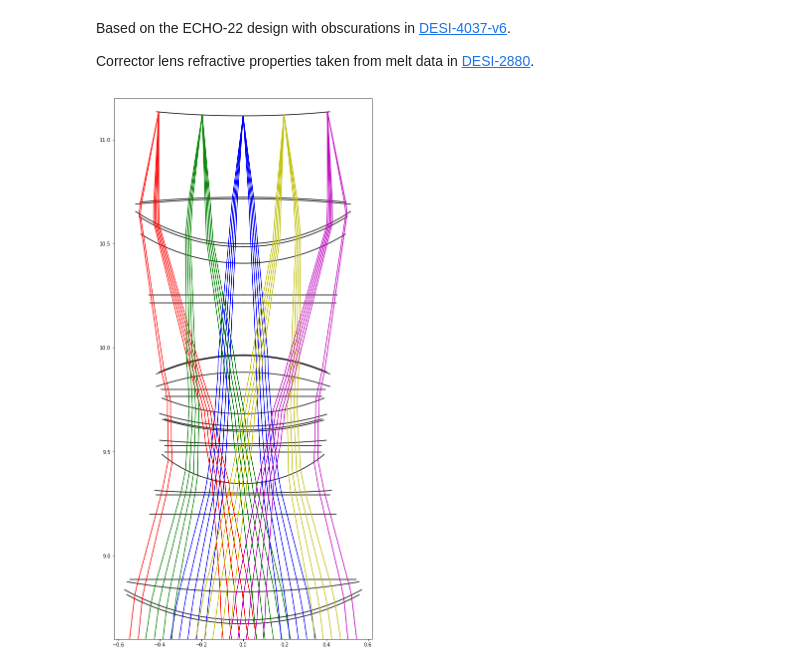
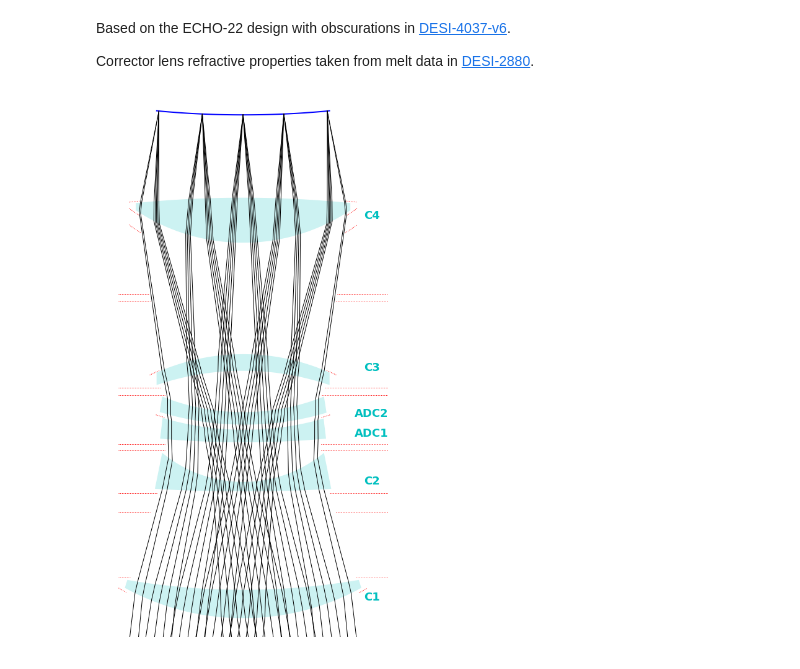
Before and after one commit to jmeyers314/batoid, a Jupyter notebook: notebook/DESI trace.ipynb, the cells around one changed output. Drawn from its saved outputs; the diff is of its cells as text; code cells hidden in the pictures.

Commit message:
Update DESI nb to use new draw2d features

```diff
--- a/notebook/DESI trace.ipynb
+++ b/notebook/DESI trace.ipynb
@@ -18,29 +14,36 @@ from mpl_toolkits.mplot3d import Axes3D
 # %%
 DESI_fn = os.path.join(batoid.datadir, 'DESI', 'DESI.yaml')
 config = yaml.safe_load(open(DESI_fn))
-fiducial_telescope = batoid.parse.parse_optic(config['opticalSystem'])
+telescope = batoid.parse.parse_optic(config['opticalSystem'])
 # %%
-fig, ax = plt.subplots(figsize=(10, 20))
-fiducial_telescope.draw2d(ax, c='k')
+fig, ax = plt.subplots(figsize=(8, 16))
 
-z_pupil = fiducial_telescope.dist
-r_pupil = 0.5 * fiducial_telescope.pupilSize
+# Draw a 2D (x,z) slice through the corrector.
+telescope.draw2d(ax, only=batoid.optic.Lens, fc='c', alpha=0.2,
+                 labelpos=0.62, fontdict=dict(fontsize=18, weight='bold', color='c'))
+telescope.draw2d(ax, only=batoid.optic.Detector, c='b', lw=2)
+telescope.draw2d(ax, only=batoid.optic.Baffle, c='r', lw=1, ls=':')
+
+# Fill the (x, z) plane with rays entering the pupil.
+z_pupil = telescope.dist
+r_pupil = 0.5 * telescope.pupilSize
 x_pupil = np.linspace(-r_pupil, r_pupil, 20)
 
+# Trace and draw 500nm rays from 5 angles covering the field of view.
+wlen = 500e-9
 fov = np.deg2rad(3.2)
 thetas = np.linspace(-0.5 * fov, +0.5 * fov, 5)
-colors = 'r', 'g', 'b', 'y', 'm'
-wlen = 500e-9
+for theta in thetas:
+    v = [np.sin(theta), 0., -np.cos(theta)]
+    rays = batoid.RayVector([
+        batoid.Ray([x, 0, z_pupil], v, t=0, wavelength=wlen) for x in x_pupil])
+    traceFull = telescope.traceFull(rays)
+    batoid.drawTrace2d(ax, traceFull, c='k', lw=1, start='M1', end='FocalPlane')
 
-for theta, c in zip(thetas, colors):
-    v = [np.sin(theta), 0., -np.cos(theta)]
-    # Fill the pupil along y = 0.
-    rays = batoid.RayVector([batoid.Ray([x, 0, z_pupil], v, t=0, wavelength=wlen) for x in x_pupil])
-    traceFull = fiducial_telescope.traceFull(rays)
-    batoid.drawTrace2d(ax, traceFull, c=c)
-
-ax.set_xlim(-0.62, 0.62)
+ax.set_xlim(-0.6, 0.7)
 ax.set_ylim(8.6, 11.2)
 ax.set_aspect(1.0)
+ax.axis('off')
+plt.show()
 # %% [output]
-[figure, old version]
+[figure, new version]
```
Also changed, not shown: parts of 1 cell of this notebook.
